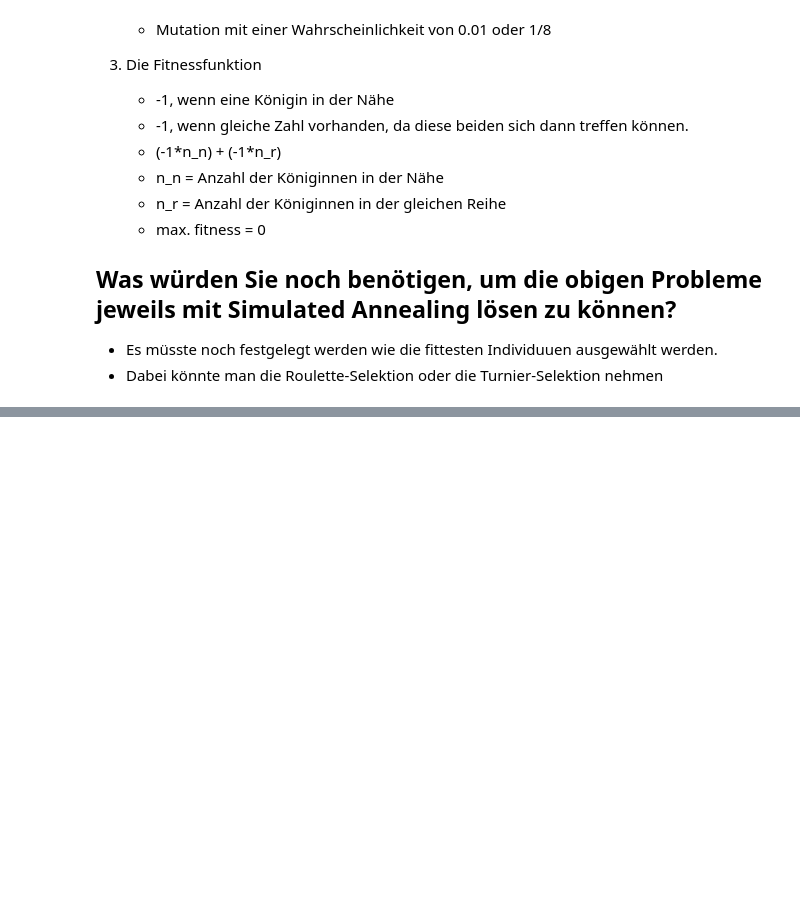
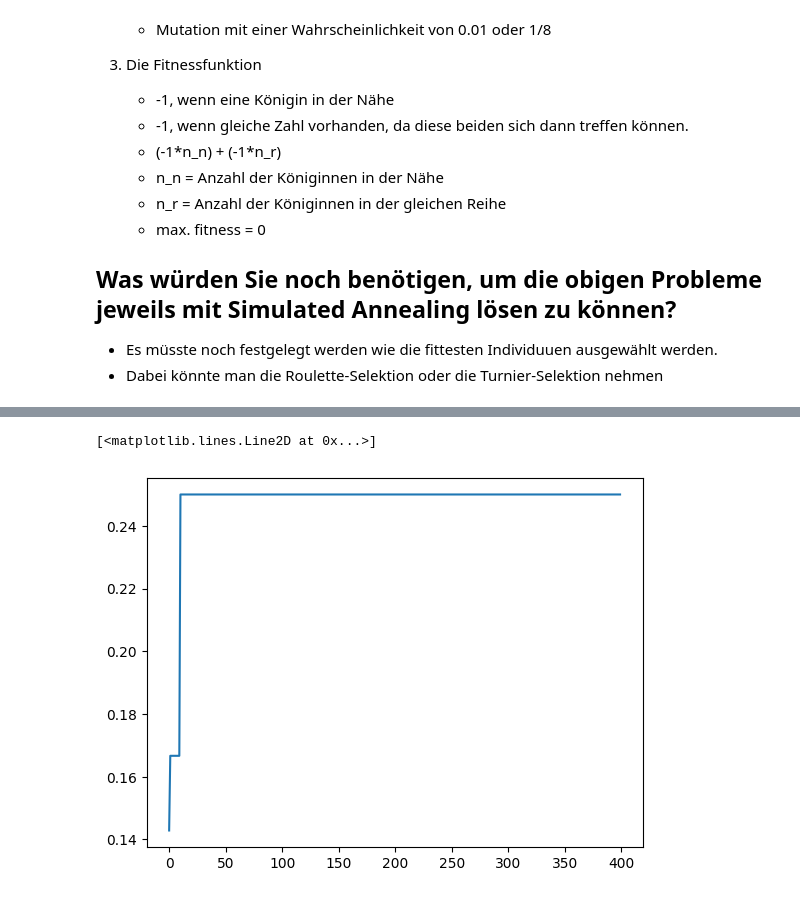
Before and after one commit to LKrumme/KI-Vorlesung-W25-Aufgaben, a Jupyter notebook: blatt_ea/blatt_ea.ipynb, the cells around one changed output, grey strips where cells are left out. Saved outputs shown, nothing was run; the diff lists cells and outputs as text; code cells hidden in the pictures; blank space fills up the shorter version.

```diff
--- a/blatt_ea/blatt_ea.ipynb
+++ b/blatt_ea/blatt_ea.ipynb
@@ -174,0 +194,39 @@ nach: 2 Generationen
+# %%
+
+class EightQueensProblem(ea_modell):
+
+    nukleoide = [1,2,3,4,5,6,7,8]
+    max_fitness = 1.0
+
+    #gleicher Constructor, da gleiche Einstellungsmöglichkeiten
+    def __init__(self, max_gen: int = 100, n_pop: int = 100, n_tournaments = 10, tournament_size = 10, recombination_probability = 60, mutation_probability = 1):
+        super().__init__(max_gen, n_pop, n_tournaments, tournament_size, recombination_probability, mutation_probability)
+
+
+
+    def create_individual(self):
+        return [r.choice(self.nukleoide) for i in range(8)]
+
+    def fitness(self, individual: list[int]):
+        # Doppelte Zahlen -> Königinnen in einer Reihe
+        n_r = 0
+        for i in individual:
+            if individual.count(i) > 1:
+                n_r += 1
+
+        n_d = 0
+        # Vergleiche alle Königinnen miteinander ob diese diagonal zueinander stehen
+        for i in range(len(individual)): #i = aktuell zu untersuchende Königin
+            for j in range(len(individual)): #j = absolute Position der anderen Königin
+                if i != j:
+                    if individual[j] == individual[i]-abs(i-j): #abs(i-j) relative Position der anderen Königin
+                        n_d +=1
+
+        return 1 / (1*n_r + 2*n_d +1)
+# %%
+test = EightQueensProblem(max_gen=400, n_pop=15)
+n_gen, solution_found, fitness_curve = test.let_the_games_begin()
+plt.plot(fitness_curve)
+# %% [output]
+[<matplotlib.lines.Line2D at 0x...>]
+[figure, added]
```
Also changed, not shown: parts of 19 cells of this notebook.
